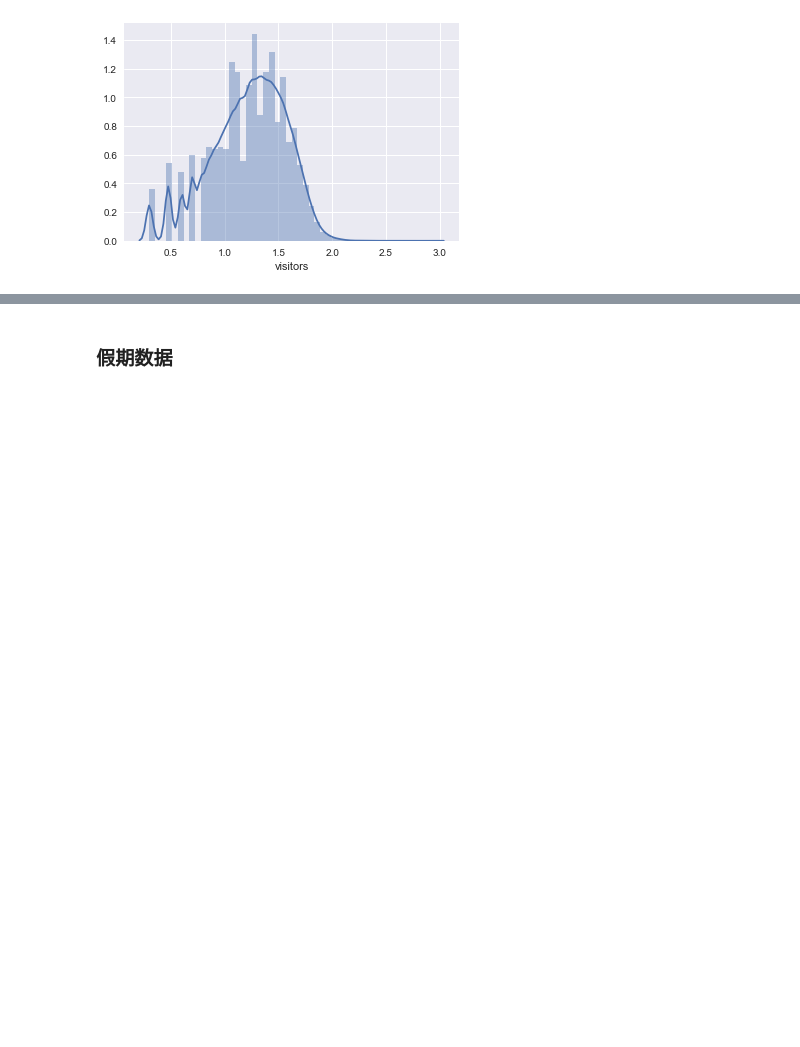
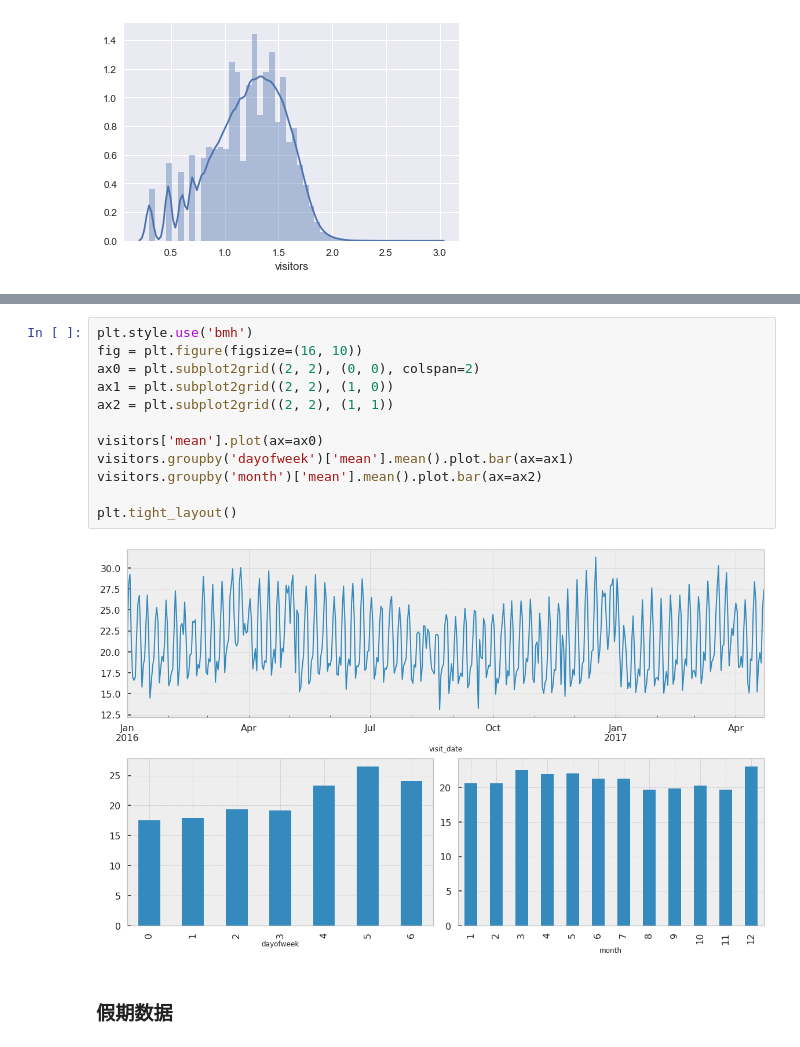
Before and after one commit to shenc3/kaggle_note, a Jupyter notebook: Recruit Restaurant Visitor Forecasting/Restaurant&Visitor.ipynb, the cells around one changed output, grey strips where cells are left out. Drawn from its saved outputs; the diff is of its cells as text; blank space fills up the shorter version.

```diff
--- a/Recruit Restaurant Visitor Forecasting/Restaurant&Visitor.ipynb
+++ b/Recruit Restaurant Visitor Forecasting/Restaurant&Visitor.ipynb
@@ -79,3 +96,17 @@ plt.tight_layout()
+# %%
+plt.style.use('bmh')
+fig = plt.figure(figsize=(16, 10))
+ax0 = plt.subplot2grid((2, 2), (0, 0), colspan=2)
+ax1 = plt.subplot2grid((2, 2), (1, 0))
+ax2 = plt.subplot2grid((2, 2), (1, 1))
+
+visitors['mean'].plot(ax=ax0)
+visitors.groupby('dayofweek')['mean'].mean().plot.bar(ax=ax1)
+visitors.groupby('month')['mean'].mean().plot.bar(ax=ax2)
+
+plt.tight_layout()
+# %% [output]
+[figure, added]
 # %% [markdown]
 ### 假期数据
 # %%
```
Also changed, not shown: parts of 48 cells of this notebook, 3 other files.
